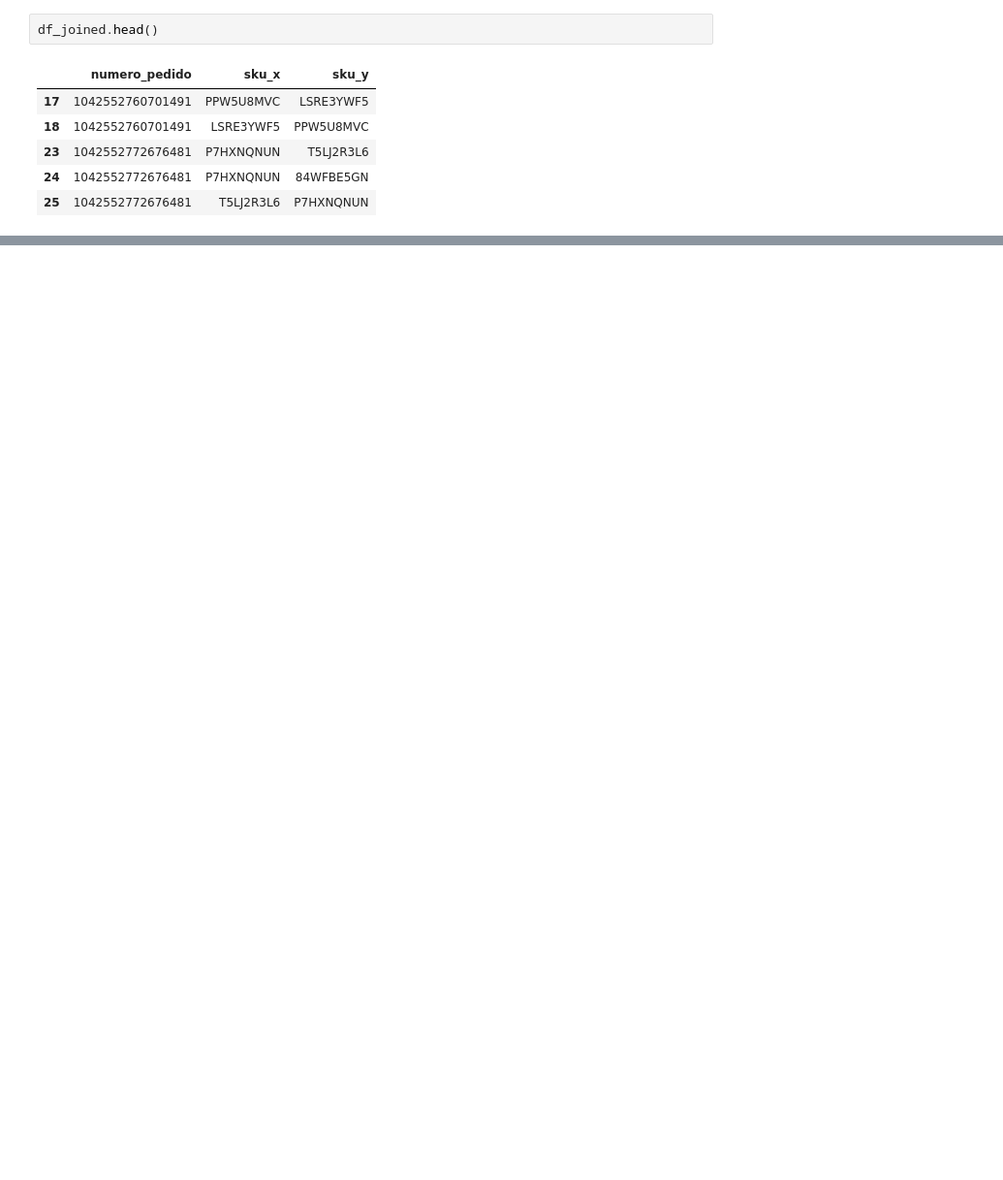
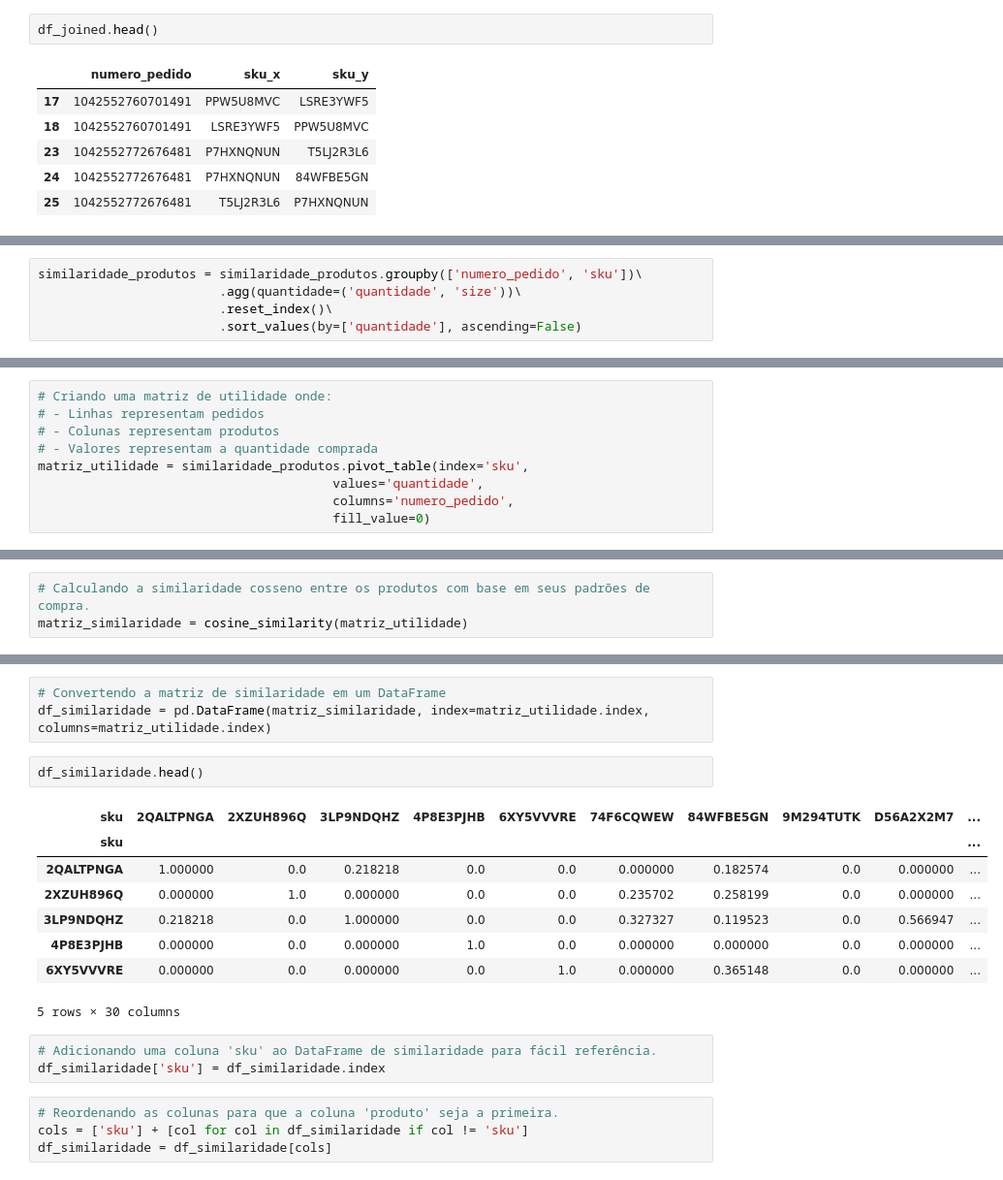
Before and after one commit to wrprates/ecommerce-joias, a Jupyter notebook: h3_compra_combinada/H3_compra_combinada.ipynb, the cells around one changed output, grey strips where cells are left out. Shown: that part at 97% size. Cells and saved outputs as stored; diff of their text form; blank space fills up the shorter version.

```diff
--- a/h3_compra_combinada/H3_compra_combinada.ipynb
+++ b/h3_compra_combinada/H3_compra_combinada.ipynb
@@ -88,0 +95,5 @@ df_resultado.head()
+# %%
+similaridade_produtos = similaridade_produtos.groupby(['numero_pedido', 'sku'])\
+                        .agg(quantidade=('quantidade', 'size'))\
+                        .reset_index()\
+                        .sort_values(by=['quantidade'], ascending=False)
@@ -88,0 +109,9 @@ df_resultado.head()
+# %%
+# Criando uma matriz de utilidade onde:
+# - Linhas representam pedidos
+# - Colunas representam produtos
+# - Valores representam a quantidade comprada
+matriz_utilidade = similaridade_produtos.pivot_table(index='sku',
+                                       values='quantidade',
+                                       columns='numero_pedido',
+                                       fill_value=0)
@@ -88,0 +129,3 @@ df_resultado.head()
+# %%
+# Calculando a similaridade cosseno entre os produtos com base em seus padrões de compra.
+matriz_similaridade = cosine_similarity(matriz_utilidade)
@@ -88,0 +152,21 @@ df_resultado.head()
+# %%
+# Convertendo a matriz de similaridade em um DataFrame
+df_similaridade = pd.DataFrame(matriz_similaridade, index=matriz_utilidade.index, columns=matriz_utilidade.index)
+# %%
+df_similaridade.head()
+# %% [output]
+| sku | 2QALTPNGA | 2XZUH896Q | 3LP9NDQHZ | 4P8E3PJHB | 6XY5VVVRE | 74F6CQWEW | 84WFBE5GN | 9M294TUTK | D56A2X2M7 | ... |
+| sku |  |  |  |  |  |  |  |  |  | ... |
+| 2QALTPNGA | 1.000000 | 0.0 | 0.218218 | 0.0 | 0.0 | 0.000000 | 0.182574 | 0.0 | 0.000000 | ... |
+| 2XZUH896Q | 0.000000 | 1.0 | 0.000000 | 0.0 | 0.0 | 0.235702 | 0.258199 | 0.0 | 0.000000 | ... |
+| 3LP9NDQHZ | 0.218218 | 0.0 | 1.000000 | 0.0 | 0.0 | 0.327327 | 0.119523 | 0.0 | 0.566947 | ... |
+| 4P8E3PJHB | 0.000000 | 0.0 | 0.000000 | 1.0 | 0.0 | 0.000000 | 0.000000 | 0.0 | 0.000000 | ... |
+| 6XY5VVVRE | 0.000000 | 0.0 | 0.000000 | 0.0 | 1.0 | 0.000000 | 0.365148 | 0.0 | 0.000000 | ... |
+5 rows × 30 columns
+# %%
+# Adicionando uma coluna 'sku' ao DataFrame de similaridade para fácil referência.
+df_similaridade['sku'] = df_similaridade.index
+# %%
+# Reordenando as colunas para que a coluna 'produto' seja a primeira.
+cols = ['sku'] + [col for col in df_similaridade if col != 'sku']
+df_similaridade = df_similaridade[cols]
```
Also changed, not shown: parts of 17 cells of this notebook.
